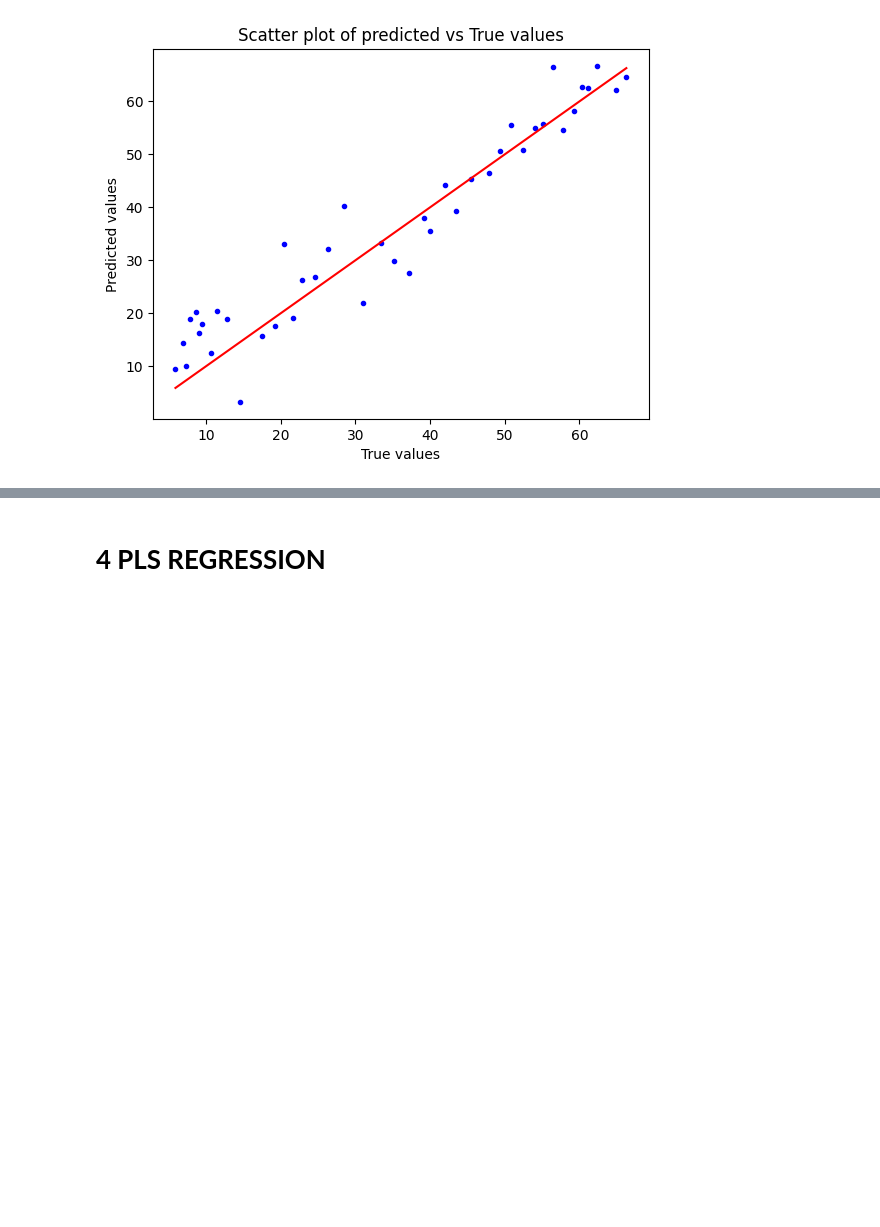
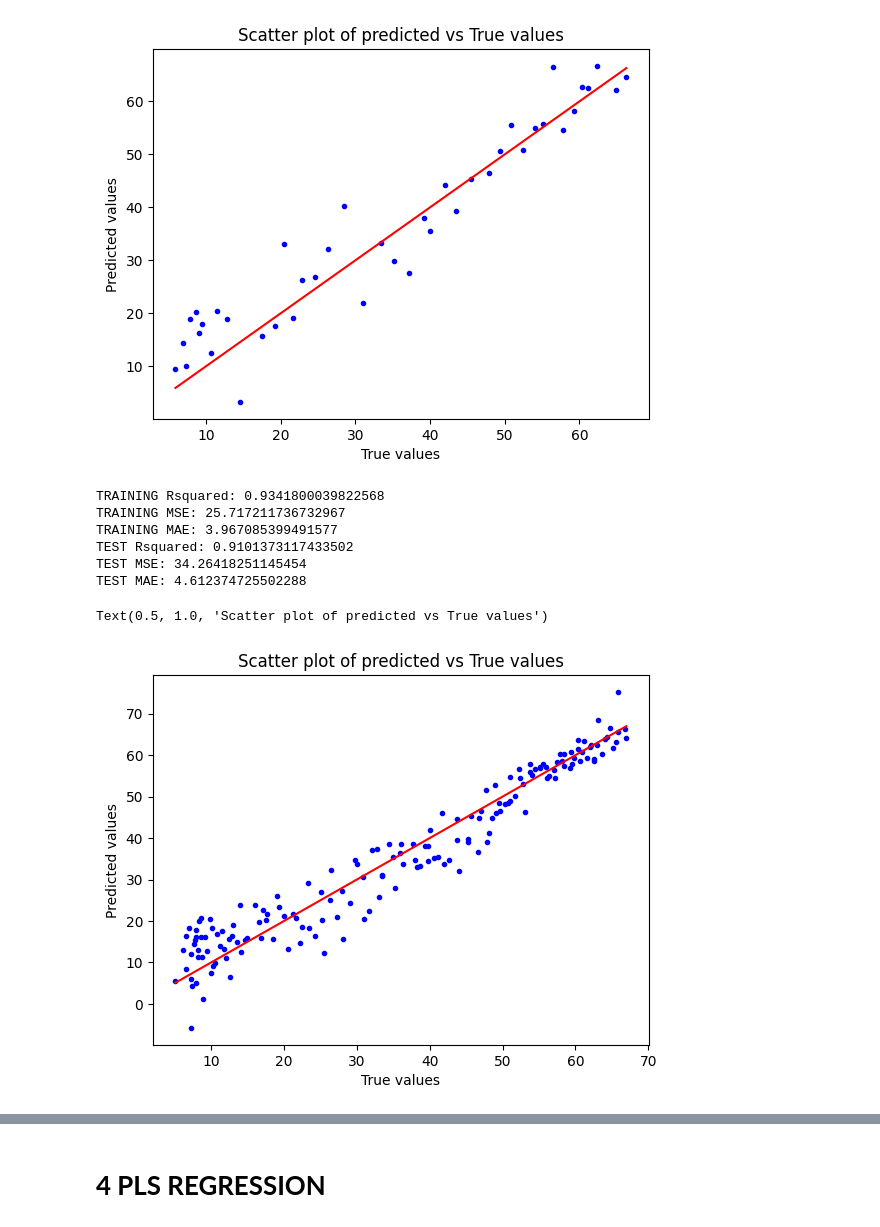
Before and after one commit to Ekissi/Ekissi, a Jupyter notebook: Machine_Learning_Models.ipynb, the cells around one changed output, grey strips where cells are left out. Saved outputs shown, nothing was run; the diff lists cells and outputs as text; code cells hidden in the pictures; blank space fills up the shorter version.

```diff
--- a/Machine_Learning_Models.ipynb
+++ b/Machine_Learning_Models.ipynb
@@ -398,3 +459,80 @@ plt.title('Scatter plot of predicted vs True values')
 # %% [output]
 Text(0.5, 1.0, 'Scatter plot of predicted vs True values')
 [figure]
+# %%
+# @title POLYNOMIAL + RIDGE Model
+import pandas as pd
+from sklearn.preprocessing import StandardScaler
+from sklearn.linear_model import LinearRegression
+from sklearn.preprocessing import PolynomialFeatures
+from sklearn.metrics import r2_score
+from sklearn.metrics import mean_squared_error
+from sklearn.metrics import mean_absolute_error
+from sklearn.pipeline import make_pipeline
+from sklearn.linear_model import Ridge, Lasso
+from sklearn.decomposition import PCA
+
+Dataset=pd.read_excel('/content/drive/MyDrive/Colab Notebooks/features_selected_ok.xlsx')
+features=Dataset[['Erg','Eyb','Ecb','Ecr','Ea','Eb','Ehl','Etrg','Etyb','Etcb','Etcr','Eta','Etb','Ethl']]
+label=Y=Dataset['MC']
+scalertr = StandardScaler().fit(features)
+features = scalertr.transform(features)
+
+indx_test = [2,7,16,21,24,30,36,40,46,50,55,61,66,72,78,
+        84,87,92,96,101,106,111,117,122,127,132,136,
+        140,143,146,151,158,164,169,173,180,181,187,194,200,203,207]
+y_test=label[indx_test]
+y_train = label.drop(y_test.index)
+x_test = features[indx_test]
+indx_label = label.index
+indx_train = indx_label.drop(indx_test)
+x_train = features[indx_train]
+x_train
+
+degree = 2
+poly_features = PolynomialFeatures(degree=degree)
+poly_model = make_pipeline(poly_features , PCA(n_components=40), Ridge(alpha=0.001))
+model= poly_model.fit(x_train, y_train)
+#TRAINING MODEL
+x_poly_train = poly_features.fit_transform(x_train)
+y_pred = model.predict(x_train)
+
+Rsquared_tr=r2_score(y_train,y_pred )
+mse_training=mean_squared_error(y_train,y_pred)
+mae_training = mean_absolute_error(y_train,y_pred)
+
+# MODEL TESTING
+#TEST 1
+x_poly_test = poly_features.fit_transform(x_test)
+y_pred_test = model.predict(x_test)
+
+Rsquared_tt=r2_score(y_test,y_pred_test)
+mse_test= mean_squared_error(y_test,y_pred_test)
+mae_test = mean_absolute_error(y_test,y_pred_test)
+
+print("TRAINING Rsquared:",Rsquared_tr)
+print("TRAINING MSE:",mse_training)
+print("TRAINING MAE:",mae_training)
+print("TEST Rsquared:",Rsquared_tt)
+print("TEST MSE:",mse_test)
+print("TEST MAE:",mae_test)
+# %% [output]
+TRAINING Rsquared: 0.9341800039822568
+TRAINING MSE: 25.717211736732967
+TRAINING MAE: 3.967085399491577
+TEST Rsquared: 0.9101373117433502
+TEST MSE: 34.26418251145454
+TEST MAE: 4.612374725502288
+# %%
+# @title Polynomial + Ridge Training plot
+import matplotlib.pyplot as plt
+plt.scatter(y_train,y_pred,color='blue',marker='.')
+plt.plot(y_train, y_train, color='red')
+plt.xlabel('True values')
+plt.ylabel('Predicted values')
+plt.title('Scatter plot of predicted vs True values')
+#plt.savefig('Scatter_plot_training_RIDGE_AP.jpg')
+#plt.show()
+# %% [output]
+Text(0.5, 1.0, 'Scatter plot of predicted vs True values')
+[figure, added]
```
Also changed, not shown: parts of 9 cells of this notebook.
